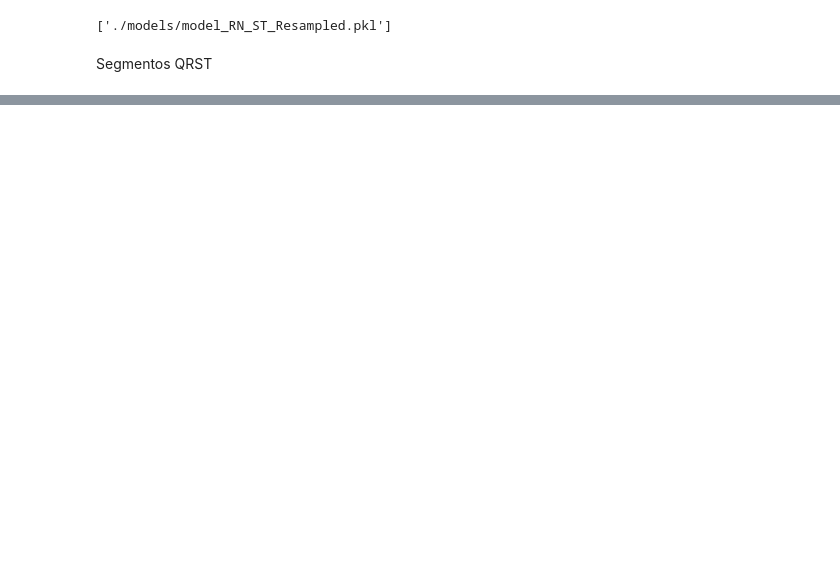
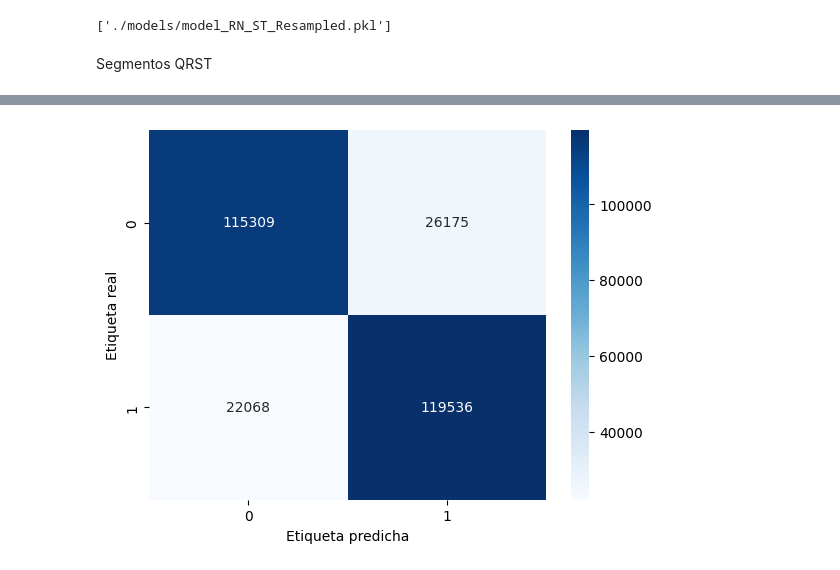
Before and after one commit to Gbustarr/proyectoTallerDatos, a Jupyter notebook: Prediccion_Riesgo_Evento_Cardiaco.ipynb, the cells around one changed output, grey strips where cells are left out. Saved outputs shown, nothing was run; the diff lists cells and outputs as text; code cells hidden in the pictures; blank space fills up the shorter version.

```diff
--- a/Prediccion_Riesgo_Evento_Cardiaco.ipynb
+++ b/Prediccion_Riesgo_Evento_Cardiaco.ipynb
@@ -2914,0 +2894,4 @@ Epoch 50/50
+# %%
+# Visualizar matriz de confusión
+cm_RN_QRST_resampled = confusion_matrix(y_test_RN_QRST_Resampled.argmax(axis=1), model_RN_QRST_Resampled.predict(X_test_RN_QRST_Resampled).argmax(axis=1)
+)
@@ -2915,3 +2900,10 @@ Epoch 50/50
+# %%
+sns.heatmap(cm_RN_QRST_resampled, annot=True, fmt='d', cmap='Blues')
+plt.ylabel('Etiqueta real')
+plt.xlabel('Etiqueta predicha')
+plt.show()
+# %% [output]
+[figure, added]
 # %%
 # Guardar modelo
 joblib.dump(model_RN_QRST_Resampled, './models/model_RN_QRST_Resampled.pkl')
```
Also changed, not shown: parts of 54 cells of this notebook, 3 other files.
